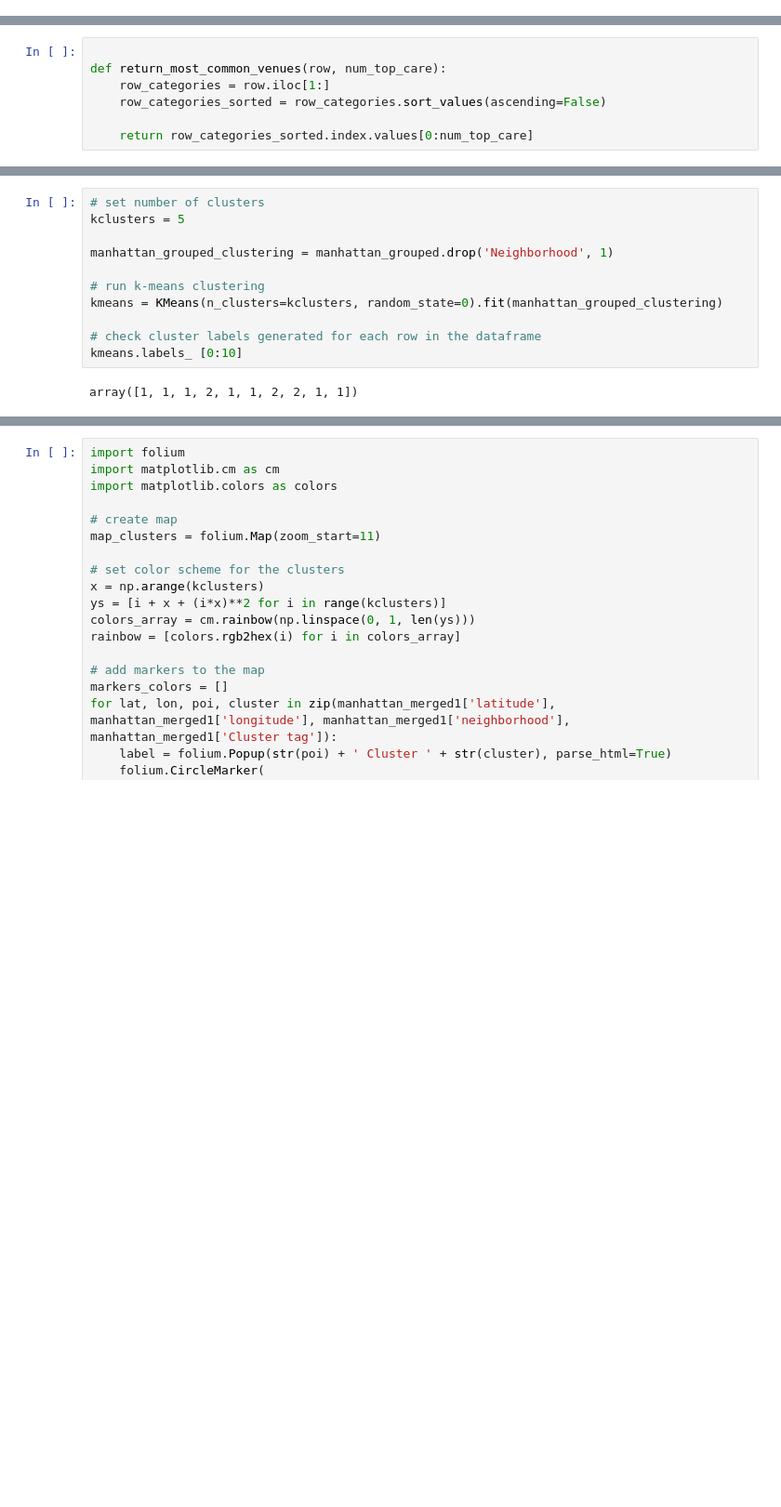
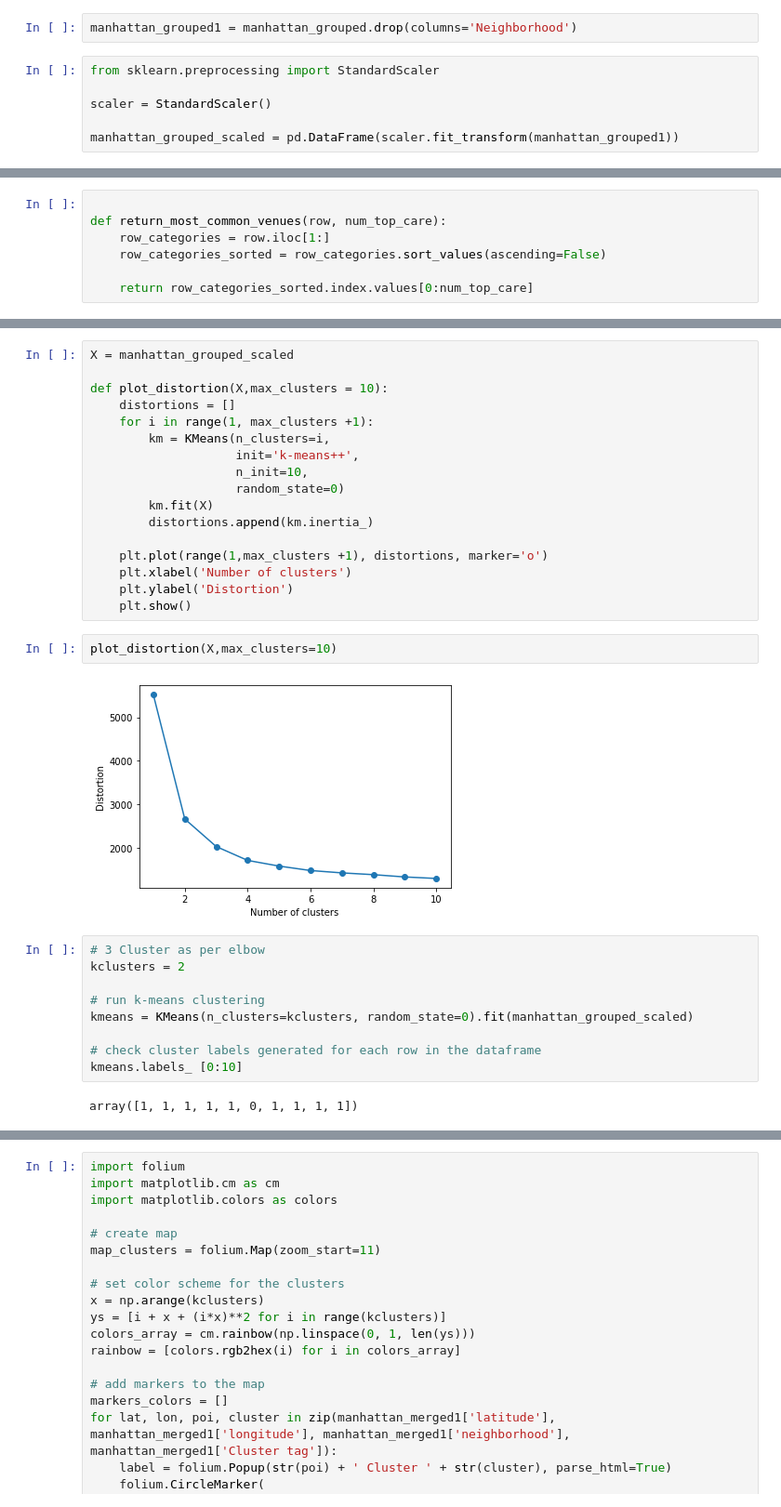
Before and after one commit to Oyenike-Nwanebu/Mid-term-Project, a Jupyter notebook: mid-term-project-II/modeling_healthcare.ipynb, the cells around one changed output, grey strips where cells are left out. Shown at 93% size. Drawn from its saved outputs; the diff is of its cells as text; blank space fills up the shorter version.

```diff
--- a/mid-term-project-II/modeling_healthcare.ipynb
+++ b/mid-term-project-II/modeling_healthcare.ipynb
@@ -104,3 +132,11 @@ manhattan_grouped
+# %%
+manhattan_grouped1 = manhattan_grouped.drop(columns='Neighborhood')
+# %%
+from sklearn.preprocessing import StandardScaler
+
+scaler = StandardScaler()
+
+manhattan_grouped_scaled = pd.DataFrame(scaler.fit_transform(manhattan_grouped1))
 # %%
 num_top_care = 5
 
@@ -169,15 +205,34 @@ neighborhoods_care_sorted.head()
+# %%
+X = manhattan_grouped_scaled
+
+def plot_distortion(X,max_clusters = 10):
+    distortions = []
+    for i in range(1, max_clusters +1):
+        km = KMeans(n_clusters=i,
+                    init='k-means++',
+                    n_init=10,
+                    random_state=0)
+        km.fit(X)
+        distortions.append(km.inertia_)
+
+    plt.plot(range(1,max_clusters +1), distortions, marker='o')
+    plt.xlabel('Number of clusters')
+    plt.ylabel('Distortion')
+    plt.show()
+# %%
+plot_distortion(X,max_clusters=10)
+# %% [output]
+[figure, added]
 # %%
-# set number of clusters
-kclusters = 5
-
-manhattan_grouped_clustering = manhattan_grouped.drop('Neighborhood', 1)
+# 3 Cluster as per elbow
+kclusters = 2
 
 # run k-means clustering
-kmeans = KMeans(n_clusters=kclusters, random_state=0).fit(manhattan_grouped_clustering)
+kmeans = KMeans(n_clusters=kclusters, random_state=0).fit(manhattan_grouped_scaled)
 
 # check cluster labels generated for each row in the dataframe
 kmeans.labels_ [0:10]
 # %% [output]
-array([1, 1, 1, 2, 1, 1, 2, 2, 1, 1])
+array([1, 1, 1, 1, 1, 0, 1, 1, 1, 1])
 # %%
 # add clustering labels
```
Also changed, not shown: parts of 40 cells of this notebook.
